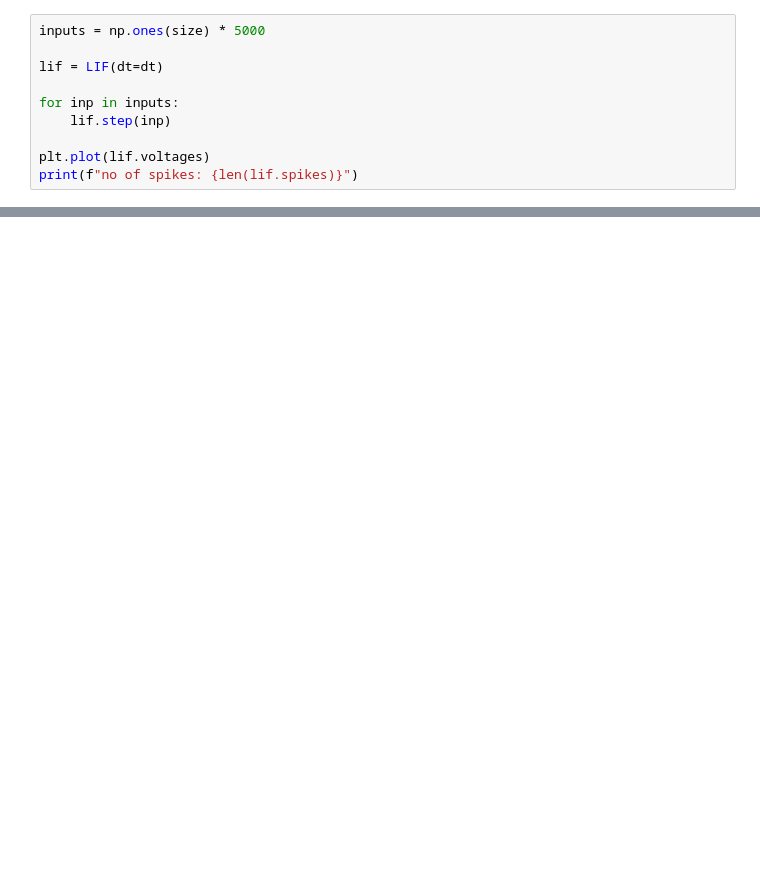
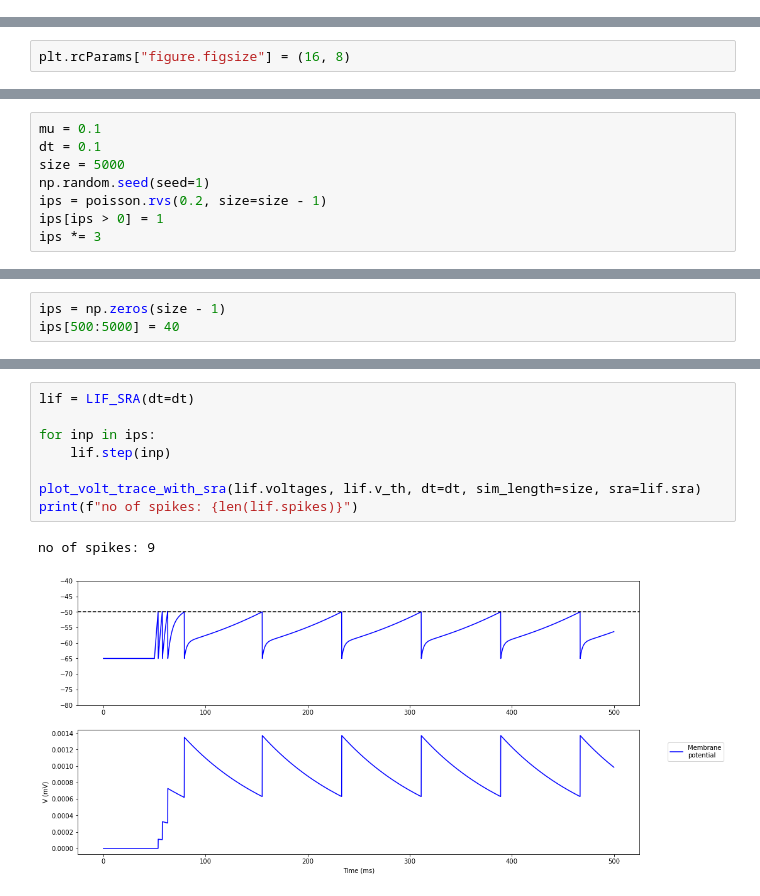
Before and after one commit to MoShrank/n-gesture-classification, a Jupyter notebook: models/LIF_spike_rate_adaption.ipynb, the cells around one changed output, grey strips where cells are left out. Drawn from its saved outputs; the diff is of its cells as text; blank space fills up the shorter version.

```diff
--- a/models/LIF_spike_rate_adaption.ipynb
+++ b/models/LIF_spike_rate_adaption.ipynb
@@ -76,10 +25,0 @@ gwn = get_GWN(dt, size, mu_gwn, sig_gwn1, 1000)
-# %%
-inputs = np.ones(size) * 5000
-
-lif = LIF(dt=dt)
-
-for inp in inputs:
-    lif.step(inp)
-
-plt.plot(lif.voltages)
-print(f"no of spikes: {len(lif.spikes)}")
@@ -116,0 +26,2 @@ lif.spike_rate_adaptions
+# %%
+plt.rcParams["figure.figsize"] = (16, 8)
@@ -116,0 +72,8 @@ lif.spike_rate_adaptions
+# %%
+mu = 0.1
+dt = 0.1
+size = 5000
+np.random.seed(seed=1)
+ips = poisson.rvs(0.2, size=size - 1)
+ips[ips > 0] = 1
+ips *= 3
@@ -116,0 +82,3 @@ lif.spike_rate_adaptions
+# %%
+ips = np.zeros(size - 1)
+ips[500:5000] = 40
@@ -149,0 +92,11 @@ plt.show()
+# %%
+lif = LIF_SRA(dt=dt)
+
+for inp in ips:
+    lif.step(inp)
+
+plot_volt_trace_with_sra(lif.voltages, lif.v_th, dt=dt, sim_length=size, sra=lif.sra)
+print(f"no of spikes: {len(lif.spikes)}")
+# %% [output]
+no of spikes: 9
+[figure, added]
```
Also changed, not shown: parts of 16 cells of this notebook, 2 other files.
